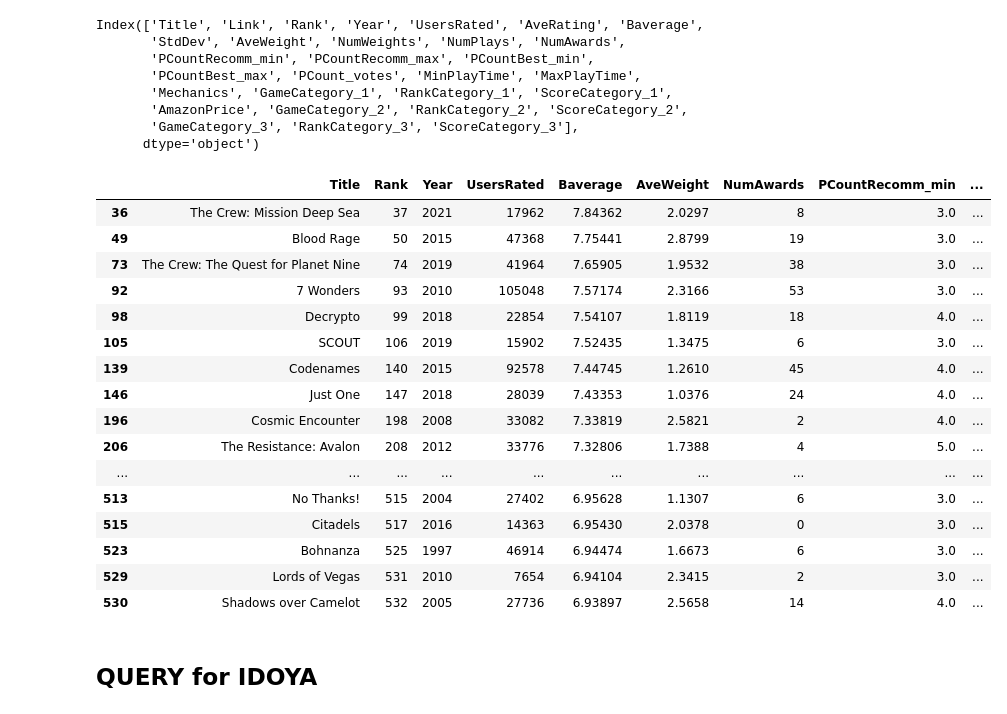
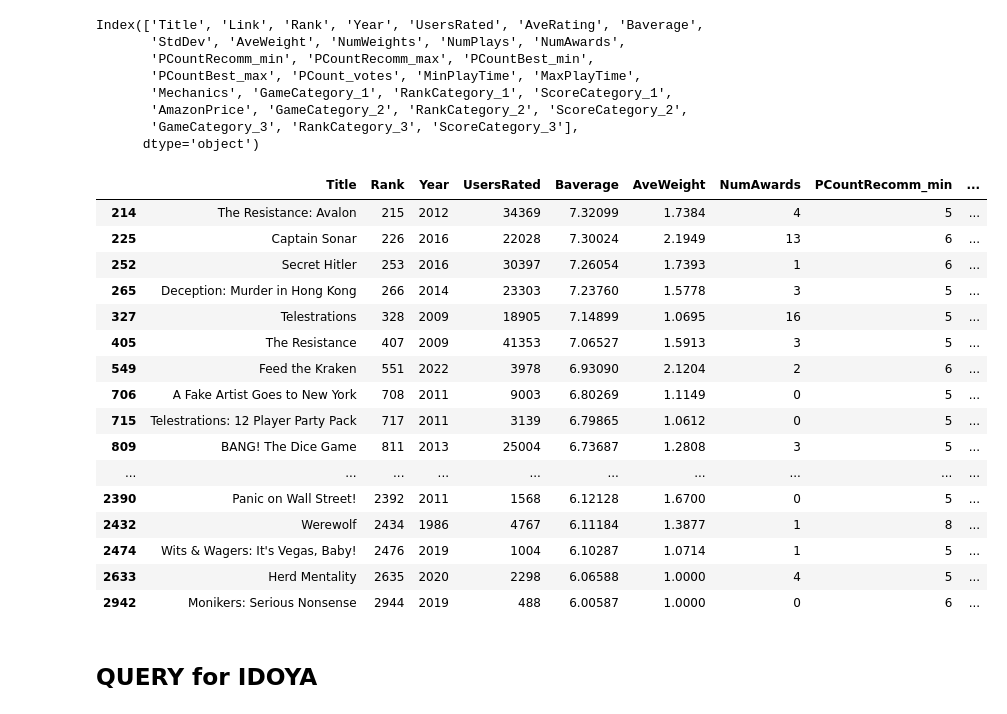
Before and after one commit to manuelarcer/bgg, a Jupyter notebook: bgg_scraper_v2.ipynb, the cells around one changed output. Drawn from its saved outputs; the diff is of its cells as text; code cells hidden in the pictures.

```diff
--- a/bgg_scraper_v2.ipynb
+++ b/bgg_scraper_v2.ipynb
@@ -265,31 +288,31 @@ columns_to_keep = ['Title', 'Rank', 'Year', 'UsersRated', 'Baverage', 'AveWeight
 query_df = games_data_df[columns_to_keep].copy()
 # %%
 (query_df
-    .query('AveWeight < 2.9')
+    .query('AveWeight < 2.4')
     #.query('Year > 2022')
-    .query('PCountRecomm_min > 2')
+    .query('PCountRecomm_min > 4')
     #.query('PCountBest_min > 5')
     #.query('PCountBest_max > 4')
     #.query('PCountRecomm_max > 5')
 ).head(50)
 # %% [output]
 |  | Title | Rank | Year | UsersRated | Baverage | AveWeight | NumAwards | PCountRecomm_min | ... |
-| 36 | The Crew: Mission Deep Sea | 37 | 2021 | 17962 | 7.84362 | 2.0297 | 8 | 3.0 | ... |
-| 49 | Blood Rage | 50 | 2015 | 47368 | 7.75441 | 2.8799 | 19 | 3.0 | ... |
-| 73 | The Crew: The Quest for Planet Nine | 74 | 2019 | 41964 | 7.65905 | 1.9532 | 38 | 3.0 | ... |
-| 92 | 7 Wonders | 93 | 2010 | 105048 | 7.57174 | 2.3166 | 53 | 3.0 | ... |
-| 98 | Decrypto | 99 | 2018 | 22854 | 7.54107 | 1.8119 | 18 | 4.0 | ... |
-| 105 | SCOUT | 106 | 2019 | 15902 | 7.52435 | 1.3475 | 6 | 3.0 | ... |
-| 139 | Codenames | 140 | 2015 | 92578 | 7.44745 | 1.2610 | 45 | 4.0 | ... |
-| 146 | Just One | 147 | 2018 | 28039 | 7.43353 | 1.0376 | 24 | 4.0 | ... |
-| 196 | Cosmic Encounter | 198 | 2008 | 33082 | 7.33819 | 2.5821 | 2 | 4.0 | ... |
-| 206 | The Resistance: Avalon | 208 | 2012 | 33776 | 7.32806 | 1.7388 | 4 | 5.0 | ... |
+| 214 | The Resistance: Avalon | 215 | 2012 | 34369 | 7.32099 | 1.7384 | 4 | 5 | ... |
+| 225 | Captain Sonar | 226 | 2016 | 22028 | 7.30024 | 2.1949 | 13 | 6 | ... |
+| 252 | Secret Hitler | 253 | 2016 | 30397 | 7.26054 | 1.7393 | 1 | 6 | ... |
+| 265 | Deception: Murder in Hong Kong | 266 | 2014 | 23303 | 7.23760 | 1.5778 | 3 | 5 | ... |
+| 327 | Telestrations | 328 | 2009 | 18905 | 7.14899 | 1.0695 | 16 | 5 | ... |
+| 405 | The Resistance | 407 | 2009 | 41353 | 7.06527 | 1.5913 | 3 | 5 | ... |
+| 549 | Feed the Kraken | 551 | 2022 | 3978 | 6.93090 | 2.1204 | 2 | 6 | ... |
+| 706 | A Fake Artist Goes to New York | 708 | 2011 | 9003 | 6.80269 | 1.1149 | 0 | 5 | ... |
+| 715 | Telestrations: 12 Player Party Pack | 717 | 2011 | 3139 | 6.79865 | 1.0612 | 0 | 5 | ... |
+| 809 | BANG! The Dice Game | 811 | 2013 | 25004 | 6.73687 | 1.2808 | 3 | 5 | ... |
 | ... | ... | ... | ... | ... | ... | ... | ... | ... | ... |
-| 513 | No Thanks! | 515 | 2004 | 27402 | 6.95628 | 1.1307 | 6 | 3.0 | ... |
-| 515 | Citadels | 517 | 2016 | 14363 | 6.95430 | 2.0378 | 0 | 3.0 | ... |
-| 523 | Bohnanza | 525 | 1997 | 46914 | 6.94474 | 1.6673 | 6 | 3.0 | ... |
-| 529 | Lords of Vegas | 531 | 2010 | 7654 | 6.94104 | 2.3415 | 2 | 3.0 | ... |
-| 530 | Shadows over Camelot | 532 | 2005 | 27736 | 6.93897 | 2.5658 | 14 | 4.0 | ... |
+| 2390 | Panic on Wall Street! | 2392 | 2011 | 1568 | 6.12128 | 1.6700 | 0 | 5 | ... |
+| 2432 | Werewolf | 2434 | 1986 | 4767 | 6.11184 | 1.3877 | 1 | 8 | ... |
+| 2474 | Wits & Wagers: It's Vegas, Baby! | 2476 | 2019 | 1004 | 6.10287 | 1.0714 | 1 | 5 | ... |
+| 2633 | Herd Mentality | 2635 | 2020 | 2298 | 6.06588 | 1.0000 | 4 | 5 | ... |
+| 2942 | Monikers: Serious Nonsense | 2944 | 2019 | 488 | 6.00587 | 1.0000 | 0 | 6 | ... |
 # %%
 # THIS CELL SAVE THE DATAFRAME TO A CSV FILE
 
```
Also changed, not shown: parts of 5 cells of this notebook, 2 other files.
